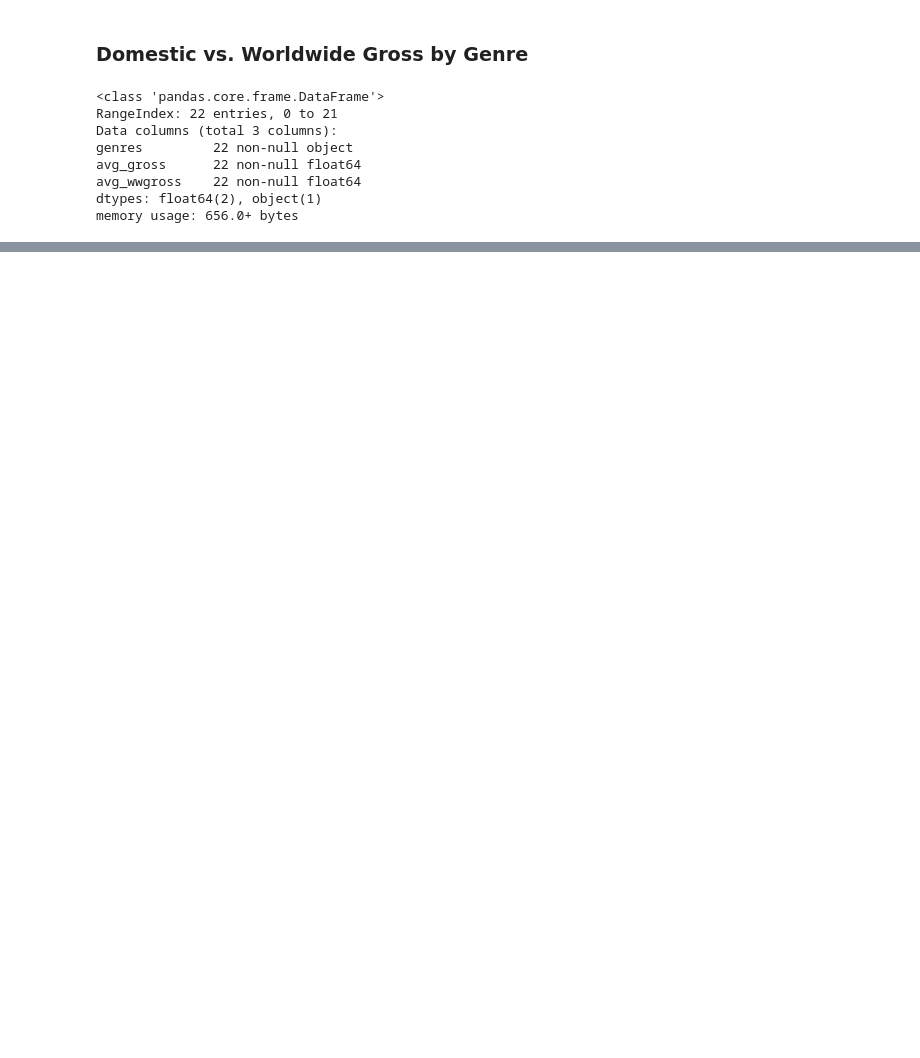
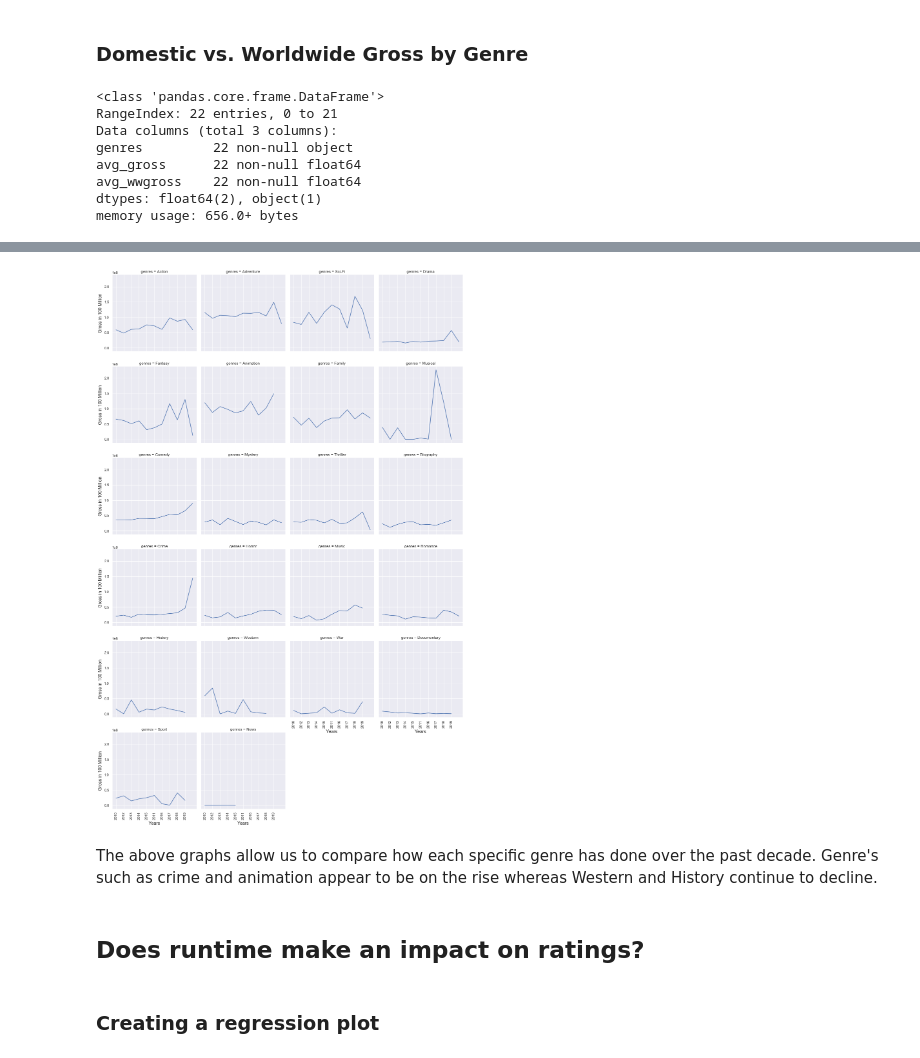
Before and after one commit to lauren-esser/Mod-1-Project, a Jupyter notebook: student.ipynb, the cells around one changed output, grey strips where cells are left out. Drawn from its saved outputs; the diff is of its cells as text; code cells hidden in the pictures; blank space fills up the shorter version.

```diff
--- a/student.ipynb
+++ b/student.ipynb
@@ -1045,0 +812,20 @@ fig.show()
+# %%
+#Create facetgrid to compare genres gross
+g = sns.FacetGrid(df6, col="genres", col_wrap=4, height=4)
+g.map(sns.lineplot, "startYear", "gross", ci=None);
+#Had to manually set xticks
+g.set(xticks = ["2010","2011", "2012", "2013", "2014", "2015", "2016", "2017", "2018", "2019"])
+#Rotate xticks for better visualization
+for ax in g.axes.flat:
+    for label in ax.get_xticklabels():
+        label.set_rotation(90)
+    ax.set_ylabel('Gross in 100 Million', fontsize= 14)
+    ax.set_xlabel('Years', fontsize=14)
+# %% [output]
+[figure, added]
+# %% [markdown]
+The above graphs allow us to compare how each specific genre has done over the past decade. Genre's such as crime and animation appear to be on the rise whereas Western and History continue to decline.
+# %% [markdown]
+## Does runtime make an impact on ratings?
+# %% [markdown]
+### Creating a regression plot
```
Also changed, not shown: parts of 71 cells of this notebook, 1 other file.
